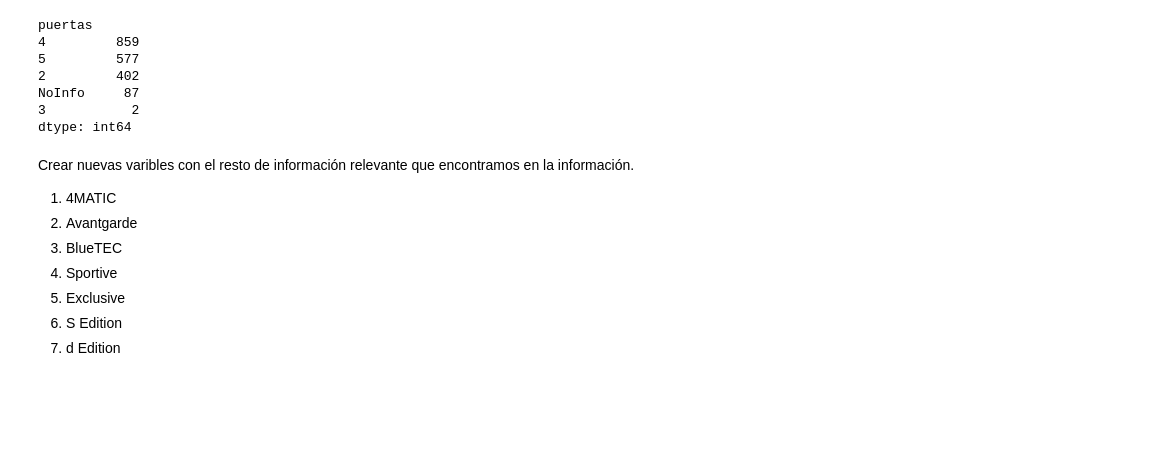
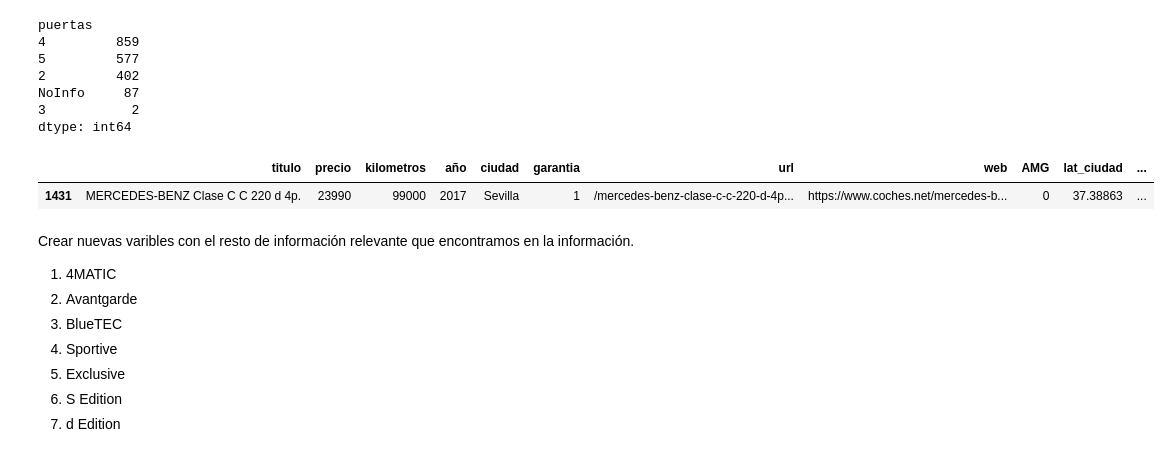
Before and after one commit to JAlonMor/Webscraping, a Jupyter notebook: EDA_coches.ipynb, the cells around one changed output. Cells and saved outputs as stored; diff of their text form; code cells hidden in the pictures; blank space fills up the shorter version.

```diff
--- a/EDA_coches.ipynb
+++ b/EDA_coches.ipynb
@@ -371,6 +363,15 @@ puertas
 NoInfo     87
 3           2
 dtype: int64
+# %%
+# Creamos variables dummies para puertas = carroceria
+
+coches['n_puertas'] = coches['puertas']
+coches = pd.get_dummies(coches, prefix = 'puertas', columns = ['puertas'], drop_first = True)
+coches.sample(1)
+# %% [output]
+|  | titulo | precio | kilometros | año | ciudad | garantia | url | web | AMG | lat_ciudad | ... |
+| 1431 | MERCEDES-BENZ Clase C C 220 d 4p. | 23990 | 99000 | 2017 | Sevilla | 1 | /mercedes-benz-clase-c-c-220-d-4p... | https://www.coches.net/mercedes-b... | 0 | 37.38863 | ... |
 # %% [markdown]
 Crear nuevas varibles con el resto de información relevante que encontramos en la información.
 
```
Also changed, not shown: parts of 30 cells of this notebook.
